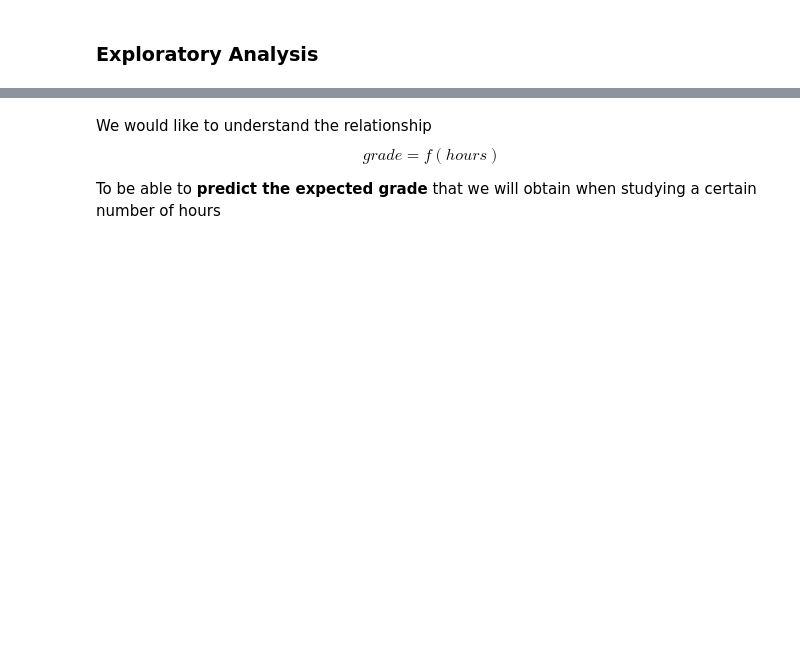
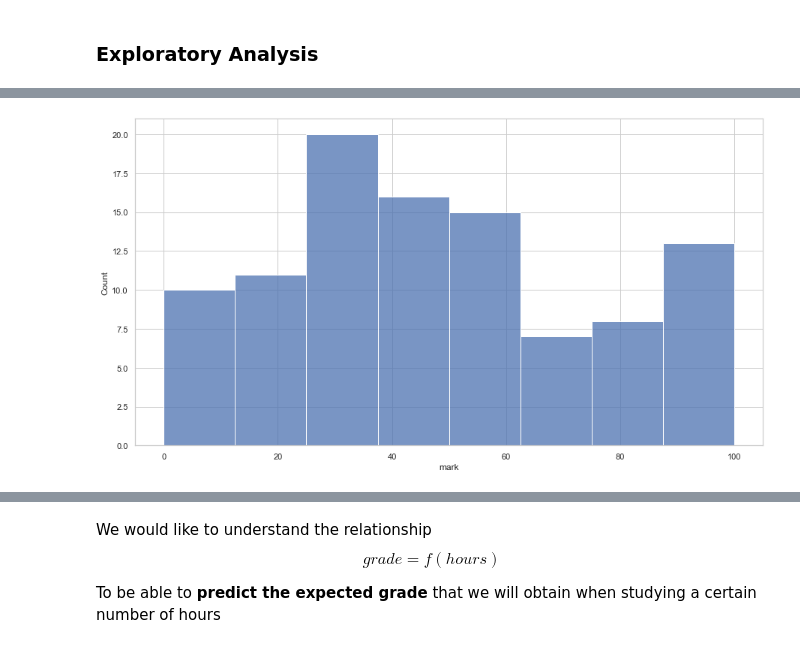
Before and after one commit to Ironhack-data-bcn-feb-2023/lectures, a Jupyter notebook: 38. Linear regression.ipynb, the cells around one changed output, grey strips where cells are left out. Drawn from its saved outputs; the diff is of its cells as text; code cells hidden in the pictures; blank space fills up the shorter version.

```diff
--- a/38. Linear regression.ipynb
+++ b/38. Linear regression.ipynb
@@ -32,0 +110,4 @@ We have 100 students, and we know:
+# %%
+sns.histplot(x=df.mark);
+# %% [output]
+[figure, added]
```
Also changed, not shown: parts of 72 cells of this notebook.
